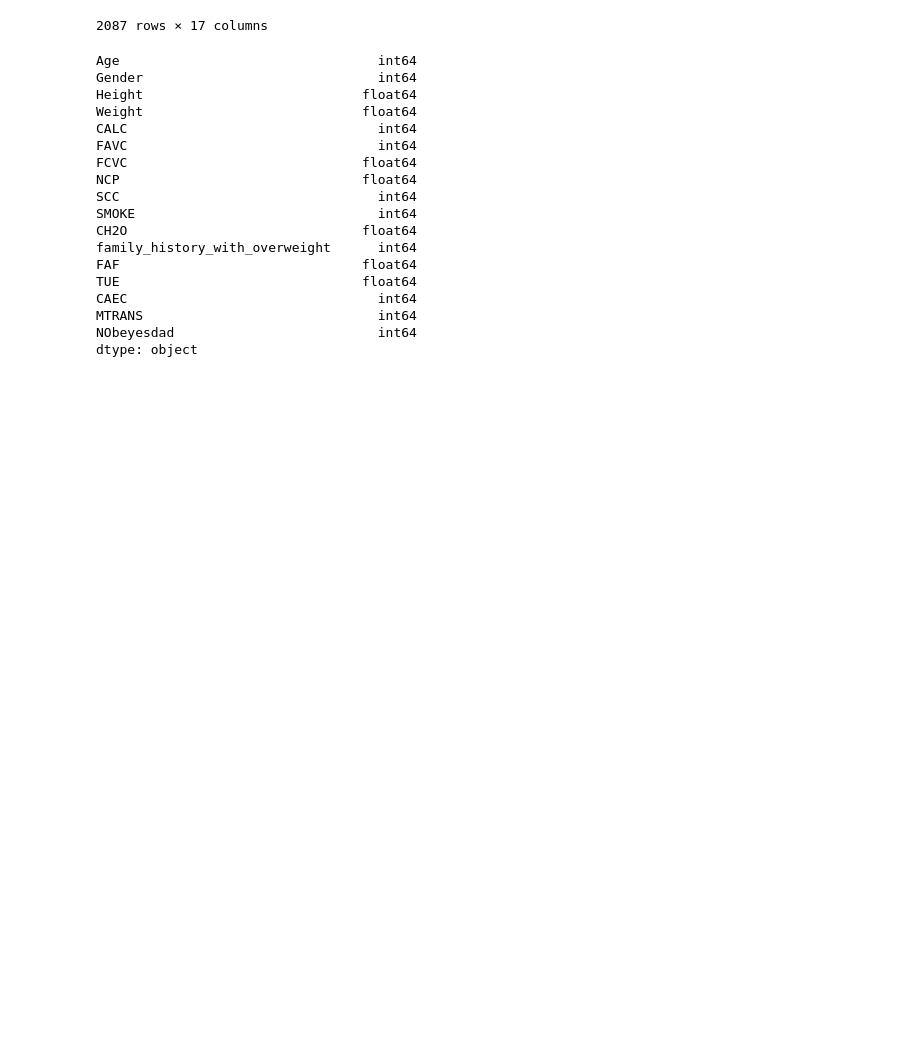
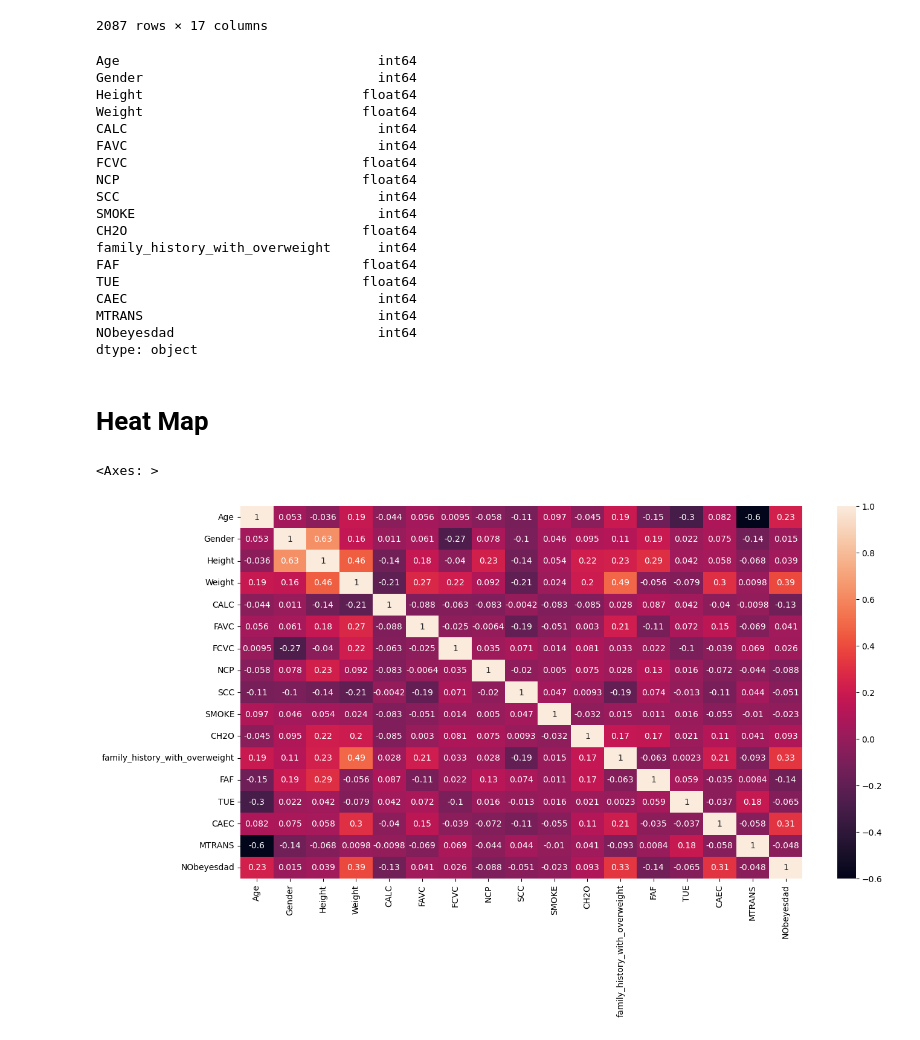
Before and after one commit to MaukanMir/Obesity-Classifier-Part-Two-, a Jupyter notebook: training.ipynb, the cells around one changed output. Cells and saved outputs as stored; diff of their text form; code cells hidden in the pictures; blank space fills up the shorter version.

```diff
--- a/training.ipynb
+++ b/training.ipynb
@@ -385,3 +364,11 @@ CAEC                                int64
 MTRANS                              int64
 NObeyesdad                          int64
 dtype: object
+# %% [markdown]
+# Heat Map
+# %%
+plt.figure(figsize=(15,8))
+sns.heatmap(data=replicate_df.corr(), annot=True)
+# %% [output]
+<Axes: >
+[figure, added]
```
Also changed, not shown: parts of 1 cell of this notebook.
